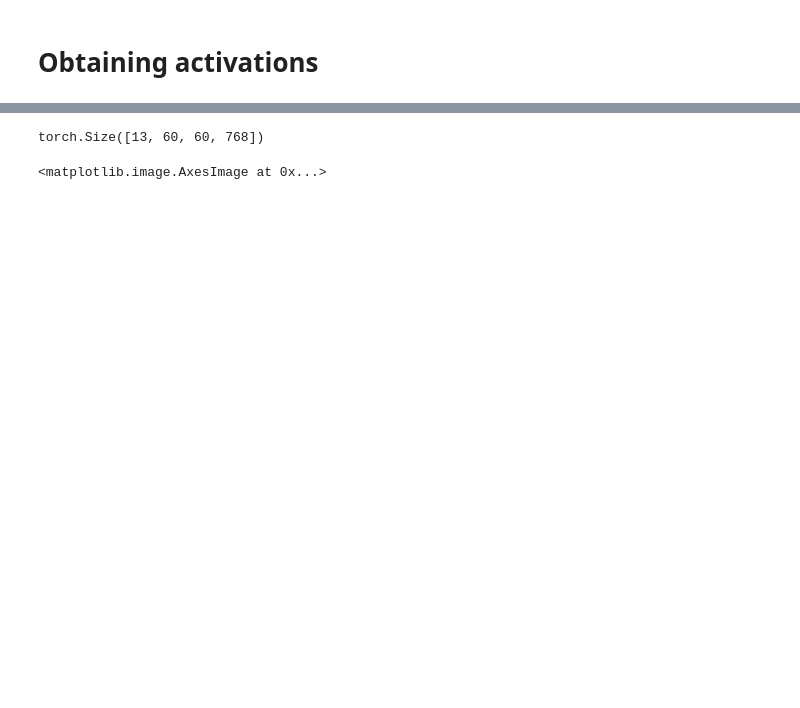
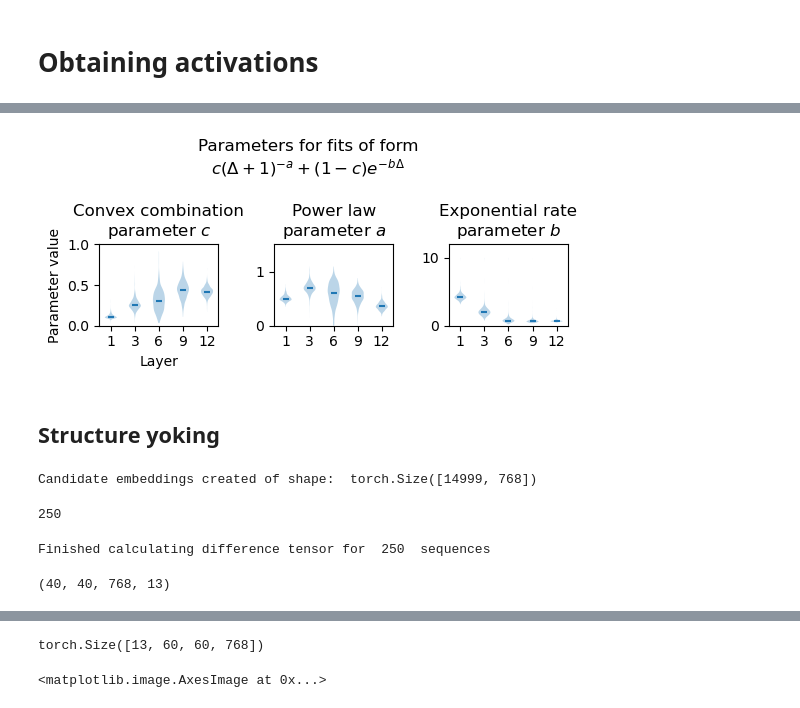
Before and after one commit to dskrill/TemporalIntegration, a Jupyter notebook: demo.ipynb, the cells around one changed output, grey strips where cells are left out. Saved outputs shown, nothing was run; the diff lists cells and outputs as text; code cells hidden in the pictures; blank space fills up the shorter version.

```diff
--- a/demo.ipynb
+++ b/demo.ipynb
@@ -655,0 +681,24 @@ Finished calculating difference tensor for  10  sequences
+# %%
+fig,axes = plt.subplots(figsize=(5.5,2.5),nrows=1,ncols=3,sharex=True,sharey=False)
+
+for i,(plot_idx,to_plot) in enumerate(zip([2,0,1],['c','a','b'])):
+    layers = [1,3,6,9,12]
+    ranges = [[0,1.5],[0,12],[0,1]]
+    axes[i].violinplot(stacked_fits[:,layers,plot_idx],showextrema=False,showmedians=True)
+    if i ==0:
+        axes[i].set_xticks(range(1,6),layers)
+        axes[i].set_xlabel('Layer')
+        axes[i].set_ylabel('Parameter value')
+    axes[i].set_ylim(ranges[plot_idx])
+    if to_plot == 'a':
+        axes[i].set_title(r'Power law' '\n' r'parameter $a$')
+    elif to_plot == 'b':
+        axes[i].set_title(r'Exponential rate' '\n' r'parameter $b$')
+    elif to_plot == 'c':
+        axes[i].set_title(r'Convex combination' '\n' r'parameter $c$')
+fig.suptitle('Parameters for fits of form' '\n' r'$c (\Delta + 1)^{-a} + (1 - c)  e^{-b  \Delta}$')
+fig.tight_layout()
+# %% [output]
+[figure, added]
+# %% [markdown]
+## Structure yoking
@@ -655,0 +707,41 @@ Finished calculating difference tensor for  10  sequences
+# %%
+model_type = "gpt2"
+tokenizer = AutoTokenizer.from_pretrained(
+    model_type, add_special_token=False,add_prefix_space=True)
+model = AutoModel.from_pretrained(model_type)
+
+structure_yoking_corpus = Corpus(brown,single_token_words=True,tokenizer=tokenizer)
+word_list = list(structure_yoking_corpus.word_lookup.keys())
+word_list,tokens = filter_word_list(word_list, tokenizer,[])
+candidate_embeddings = create_candidate_embeddings(tokens,model.base_model.wte.forward)
+sampling_params = {'mean':.125,'half_width':.003,'spacing':.001,'size':100}
+structure_yoking_swapper = DistributionWordSwap(word_list,
+                                            candidate_embeddings,
+                                            model.base_model.wte.forward,
+                                            sampling_params,
+                                            tokenizer,
+                                            excluded_token_ids = [])
+
+yoking_sequences = create_yoking_sequences(
+    sentences = corpus.get_sentences_of_length(12),
+    tokenizer = tokenizer,
+    excluded_token_ids = []
+)
+
+len(yoking_sequences)
+# %% [output]
+Candidate embeddings created of shape:  torch.Size([14999, 768])
+250
+# %%
+structure_yoking_swapper(yoking_sequences)
+differences_yoking = calculate_differences(structure_yoking_swapper.swapped,
+                                    structure_yoking_swapper.original_sequences,
+                                    tokenizer,model,device='cuda')
+# %% [output]
+Finished calculating difference tensor for  250  sequences
+# %%
+D_yoking = np.moveaxis(differences_yoking.numpy(), 0,-1)
+n_swap_time, n_model_time,n_units, n_layers = D_yoking.shape
+boundary_times = np.arange(0,D_yoking.shape[0],12)
+# %% [output]
+(40, 40, 768, 13)
```
Also changed, not shown: parts of 35 cells of this notebook, 3 other files.
